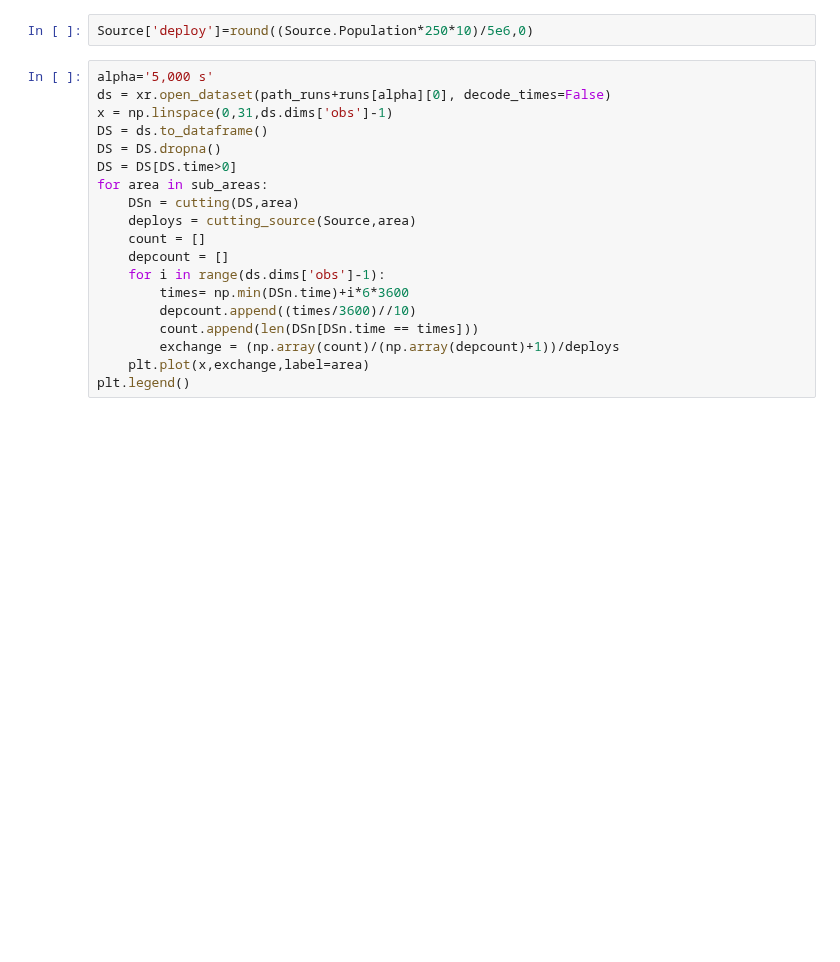
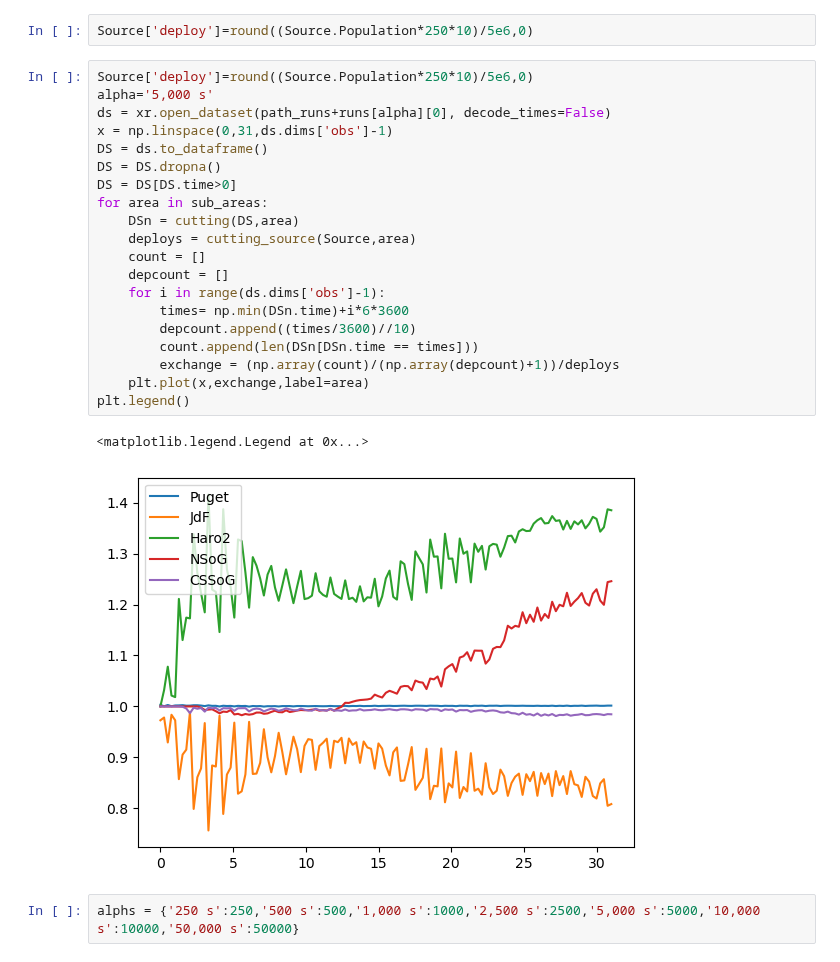
Before and after one commit to SalishSeaCast/analysis-jose, a Jupyter notebook: notebooks/Outfall_finalResults/regions_budget.ipynb, the cells around one changed output. Saved outputs shown, nothing was run; the diff lists cells and outputs as text; blank space fills up the shorter version.

```diff
--- a/notebooks/Outfall_finalResults/regions_budget.ipynb
+++ b/notebooks/Outfall_finalResults/regions_budget.ipynb
@@ -140,21 +140,27 @@ def cutting_source(data,area):
 # %%
 Source['deploy']=round((Source.Population*250*10)/5e6,0)
 # %%
+Source['deploy']=round((Source.Population*250*10)/5e6,0)
 alpha='5,000 s'
 ds = xr.open_dataset(path_runs+runs[alpha][0], decode_times=False)
 x = np.linspace(0,31,ds.dims['obs']-1)
 DS = ds.to_dataframe()
 DS = DS.dropna()
 DS = DS[DS.time>0]
 for area in sub_areas:
     DSn = cutting(DS,area)
     deploys = cutting_source(Source,area)
     count = []
     depcount = []
     for i in range(ds.dims['obs']-1):
         times= np.min(DSn.time)+i*6*3600
         depcount.append((times/3600)//10)
         count.append(len(DSn[DSn.time == times]))
         exchange = (np.array(count)/(np.array(depcount)+1))/deploys
     plt.plot(x,exchange,label=area)
 plt.legend()
+# %% [output]
+<matplotlib.legend.Legend at 0x...>
+[figure, added]
+# %%
+alphs = {'250 s':250,'500 s':500,'1,000 s':1000,'2,500 s':2500,'5,000 s':5000,'10,000 s':10000,'50,000 s':50000}
```
Also changed, not shown: parts of 3 cells of this notebook.
